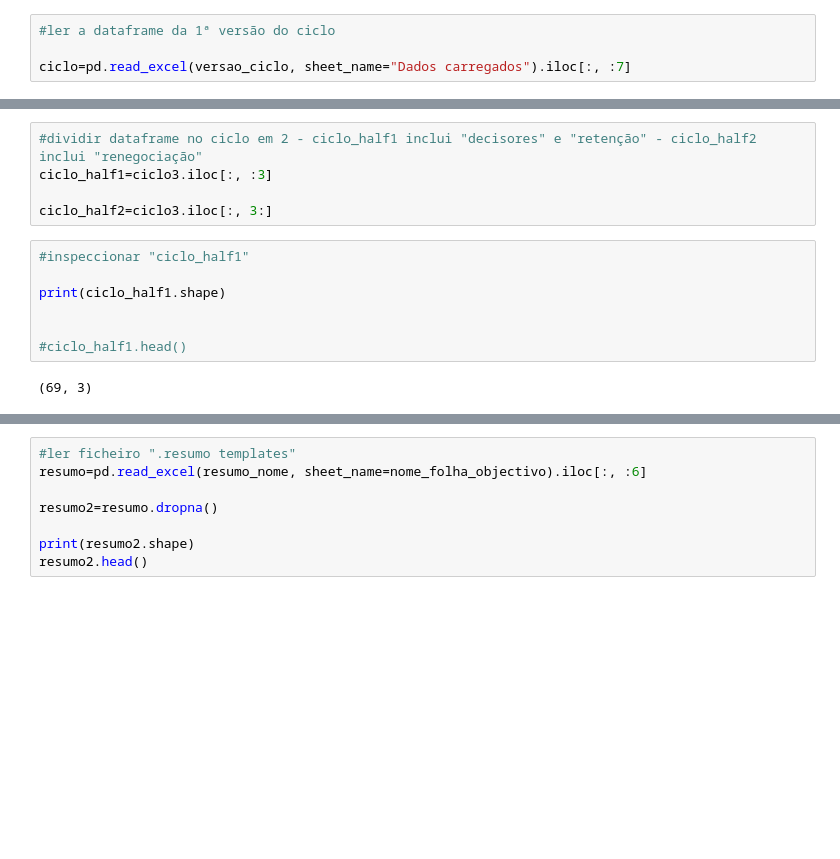
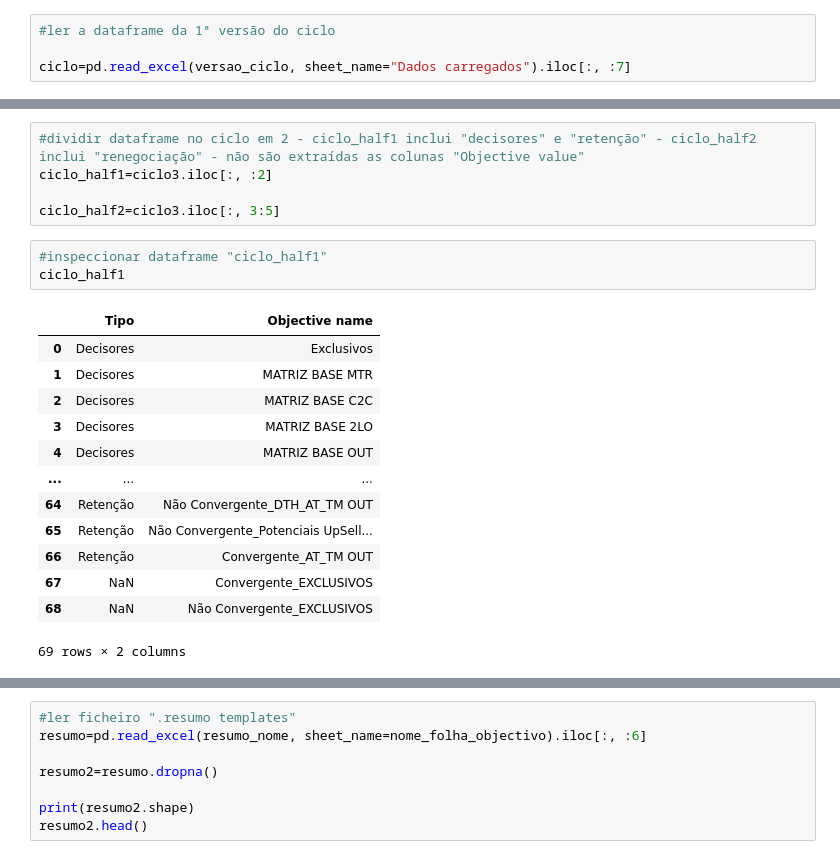
Before and after one commit to josepmatias/nos_reten-ao, a Jupyter notebook: objectivos_reactiva_versão ciclo.ipynb, the cells around one changed output, grey strips where cells are left out. Drawn from its saved outputs; the diff is of its cells as text; blank space fills up the shorter version.

```diff
--- a/objectivos_reactiva_versão ciclo.ipynb
+++ b/objectivos_reactiva_versão ciclo.ipynb
@@ -47,16 +44,24 @@ ciclo3.head()
 | 3 | Decisores | MATRIZ BASE 2LO | 1.5 | Renegociação | Não Convergente_Com CM_3P Baixo V... | 0.0 |
 | 4 | Decisores | MATRIZ BASE OUT | 1.5 | Renegociação | Não Convergente_DTH_MATRIZ BASE 2LO | 0.0 |
 # %%
-#dividir dataframe no ciclo em 2 - ciclo_half1 inclui "decisores" e "retenção" - ciclo_half2 inclui "renegociação"
-ciclo_half1=ciclo3.iloc[:, :3]
+#dividir dataframe no ciclo em 2 - ciclo_half1 inclui "decisores" e "retenção" - ciclo_half2 inclui "renegociação" - não são extraídas as colunas "Objective value"
+ciclo_half1=ciclo3.iloc[:, :2]
 
-ciclo_half2=ciclo3.iloc[:, 3:]
+ciclo_half2=ciclo3.iloc[:, 3:5]
 # %%
-#inspeccionar "ciclo_half1"
-
-print(ciclo_half1.shape)
-
-
-#ciclo_half1.head()
+#inspeccionar dataframe "ciclo_half1"
+ciclo_half1
 # %% [output]
+|  | Tipo | Objective name |
+| 0 | Decisores | Exclusivos |
+| 1 | Decisores | MATRIZ BASE MTR |
+| 2 | Decisores | MATRIZ BASE C2C |
+| 3 | Decisores | MATRIZ BASE 2LO |
+| 4 | Decisores | MATRIZ BASE OUT |
+| ... | ... | ... |
+| 64 | Retenção | Não Convergente_DTH_AT_TM OUT |
+| 65 | Retenção | Não Convergente_Potenciais UpSell... |
+| 66 | Retenção | Convergente_AT_TM OUT |
+| 67 | NaN | Convergente_EXCLUSIVOS |
+| 68 | NaN | Não Convergente_EXCLUSIVOS |
-(69, 3)
+69 rows × 2 columns
```
Also changed, not shown: parts of 14 cells of this notebook.
